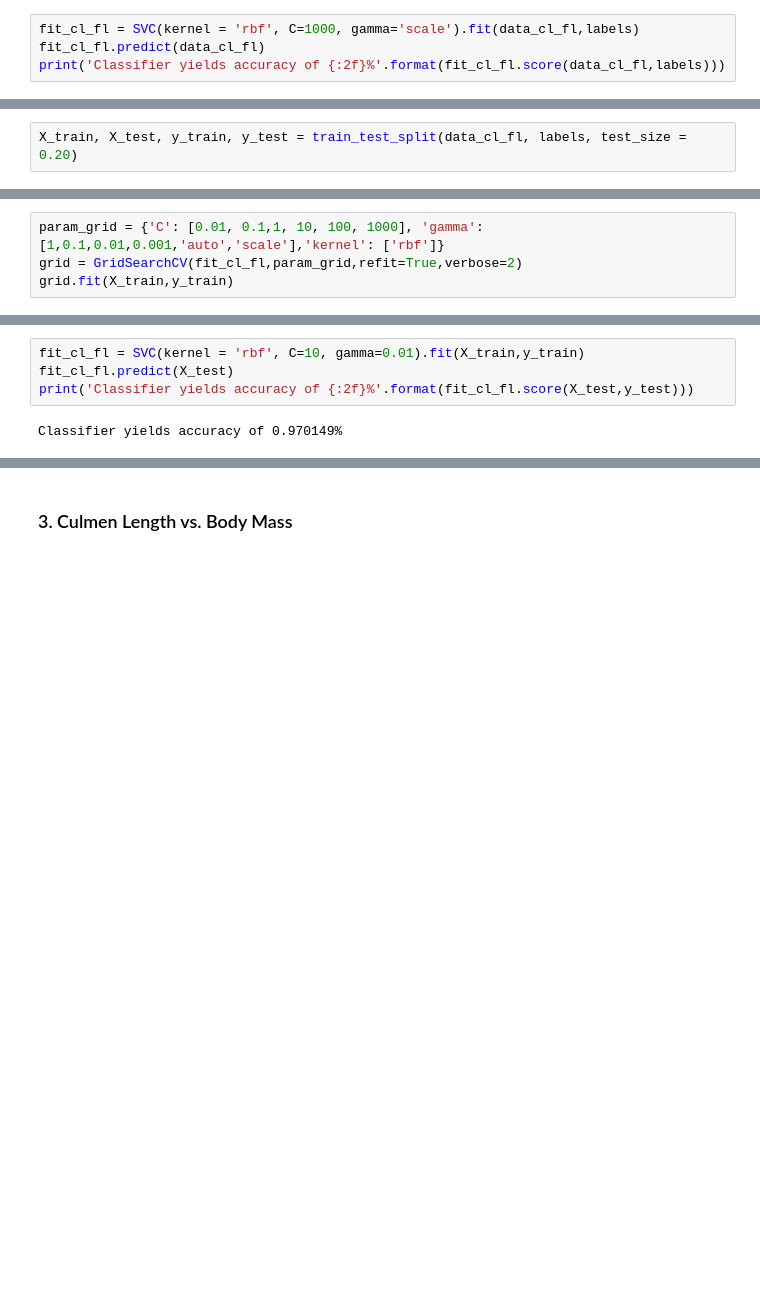
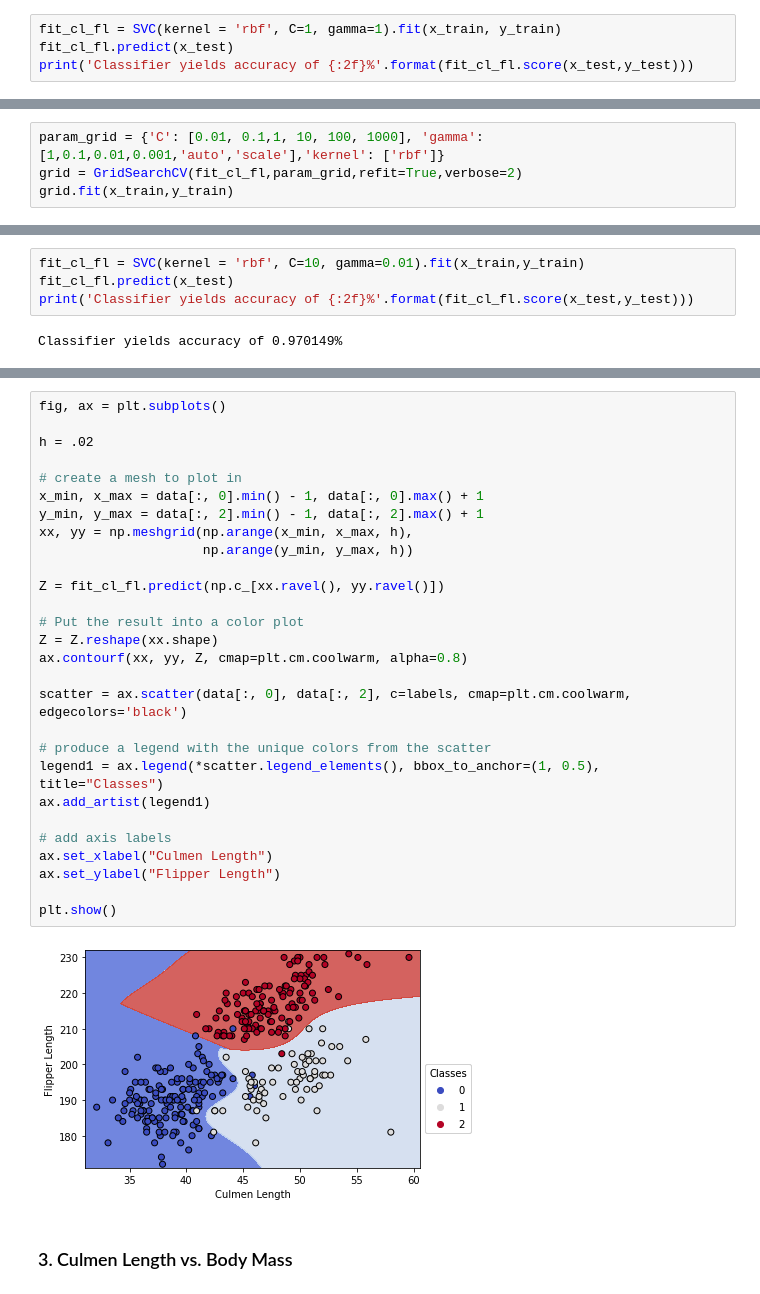
Before and after one commit to jandronowitz/thesis, a Jupyter notebook: Code/penguins.ipynb, the cells around one changed output, grey strips where cells are left out. Drawn from its saved outputs; the diff is of its cells as text; blank space fills up the shorter version.

```diff
--- a/Code/penguins.ipynb
+++ b/Code/penguins.ipynb
@@ -311,5 +325,5 @@ array([[ 39.1, 181. ],
 # %%
-fit_cl_fl = SVC(kernel = 'rbf', C=1000, gamma='scale').fit(data_cl_fl,labels)
-fit_cl_fl.predict(data_cl_fl)
-print('Classifier yields accuracy of {:2f}%'.format(fit_cl_fl.score(data_cl_fl,labels)))
+fit_cl_fl = SVC(kernel = 'rbf', C=1, gamma=1).fit(x_train, y_train)
+fit_cl_fl.predict(x_test)
+print('Classifier yields accuracy of {:2f}%'.format(fit_cl_fl.score(x_test,y_test)))
 # %% [output]
@@ -317,2 +330,0 @@ Classifier yields accuracy of 0.955090%
-# %%
-X_train, X_test, y_train, y_test = train_test_split(data_cl_fl, labels, test_size = 0.20)
@@ -319,7 +333,7 @@ X_train, X_test, y_train, y_test = train_test_split(data_cl_fl, labels, test_siz
 # %%
 param_grid = {'C': [0.01, 0.1,1, 10, 100, 1000], 'gamma': [1,0.1,0.01,0.001,'auto','scale'],'kernel': ['rbf']}
 grid = GridSearchCV(fit_cl_fl,param_grid,refit=True,verbose=2)
-grid.fit(X_train,y_train)
+grid.fit(x_train,y_train)
 # %% [output]
 Fitting 5 folds for each of 36 candidates, totalling 180 fits
 [CV] END ........................C=0.01, gamma=1, kernel=rbf; total time=   0.0s
@@ -350,6 +366,6 @@ SVC(C=10, gamma=0.01)
 # %%
-fit_cl_fl = SVC(kernel = 'rbf', C=10, gamma=0.01).fit(X_train,y_train)
-fit_cl_fl.predict(X_test)
-print('Classifier yields accuracy of {:2f}%'.format(fit_cl_fl.score(X_test,y_test)))
+fit_cl_fl = SVC(kernel = 'rbf', C=10, gamma=0.01).fit(x_train,y_train)
+fit_cl_fl.predict(x_test)
+print('Classifier yields accuracy of {:2f}%'.format(fit_cl_fl.score(x_test,y_test)))
 # %% [output]
 Classifier yields accuracy of 0.970149%
@@ -382,2 +374,32 @@ plt.show()
+# %%
+fig, ax = plt.subplots()
+
+h = .02
+
+# create a mesh to plot in
+x_min, x_max = data[:, 0].min() - 1, data[:, 0].max() + 1
+y_min, y_max = data[:, 2].min() - 1, data[:, 2].max() + 1
+xx, yy = np.meshgrid(np.arange(x_min, x_max, h),
+                     np.arange(y_min, y_max, h))
+
+Z = fit_cl_fl.predict(np.c_[xx.ravel(), yy.ravel()])
+
+# Put the result into a color plot
+Z = Z.reshape(xx.shape)
+ax.contourf(xx, yy, Z, cmap=plt.cm.coolwarm, alpha=0.8)
+
+scatter = ax.scatter(data[:, 0], data[:, 2], c=labels, cmap=plt.cm.coolwarm, edgecolors='black')
+
+# produce a legend with the unique colors from the scatter
+legend1 = ax.legend(*scatter.legend_elements(), bbox_to_anchor=(1, 0.5), title="Classes")
+ax.add_artist(legend1)
+
+# add axis labels
+ax.set_xlabel("Culmen Length")
+ax.set_ylabel("Flipper Length")
+
+plt.show()
+# %% [output]
+[figure, added]
 # %% [markdown]
 ### 3. Culmen Length vs. Body Mass
```
Also changed, not shown: parts of 49 cells of this notebook, 5 other files.
